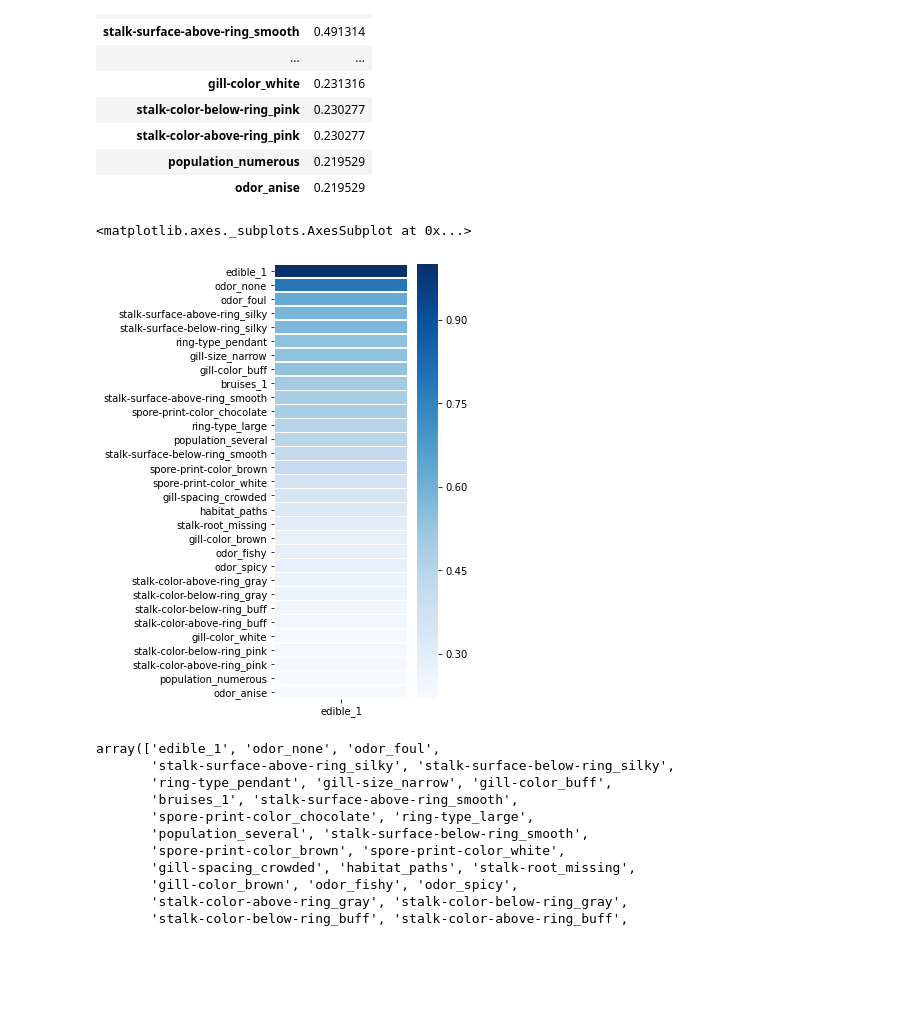
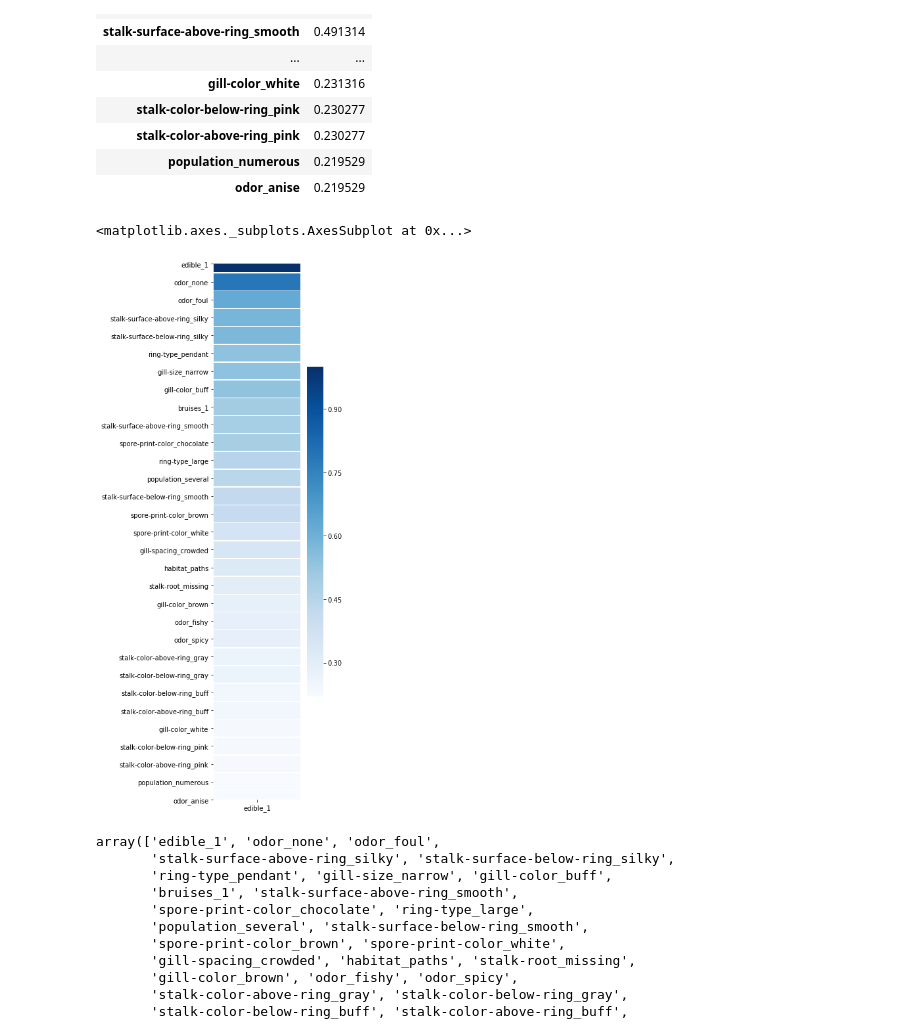
Before and after one commit to rdgagliano/DataScience-Grupo3, a Jupyter notebook: _01_Mushrooms Análisis Ini.ipynb, the cells around one changed output. Drawn from its saved outputs; the diff is of its cells as text; code cells hidden in the pictures; blank space fills up the shorter version.

```diff
--- a/_01_Mushrooms Análisis Ini.ipynb
+++ b/_01_Mushrooms Análisis Ini.ipynb
@@ -396,11 +393,11 @@ matriz_corr_subset
 | population_numerous | 0.219529 |
 | odor_anise | 0.219529 |
 # %%
-plt.figure(figsize=(3, 8))
+plt.figure(figsize=(3, 15))
 sns.heatmap(matriz_corr_subset,linewidths=.5,cmap="Blues")
 # %% [output]
 <matplotlib.axes._subplots.AxesSubplot at 0x...>
-[figure, old version]
+[figure, new version]
 # %%
 #tomamos los nombres de los features que mas aportan a la variable objetivo edible_1
 feature_names_to_keep = matriz_corr_subset.index.values
```
Also changed, not shown: parts of 29 cells of this notebook, 1 other file.
